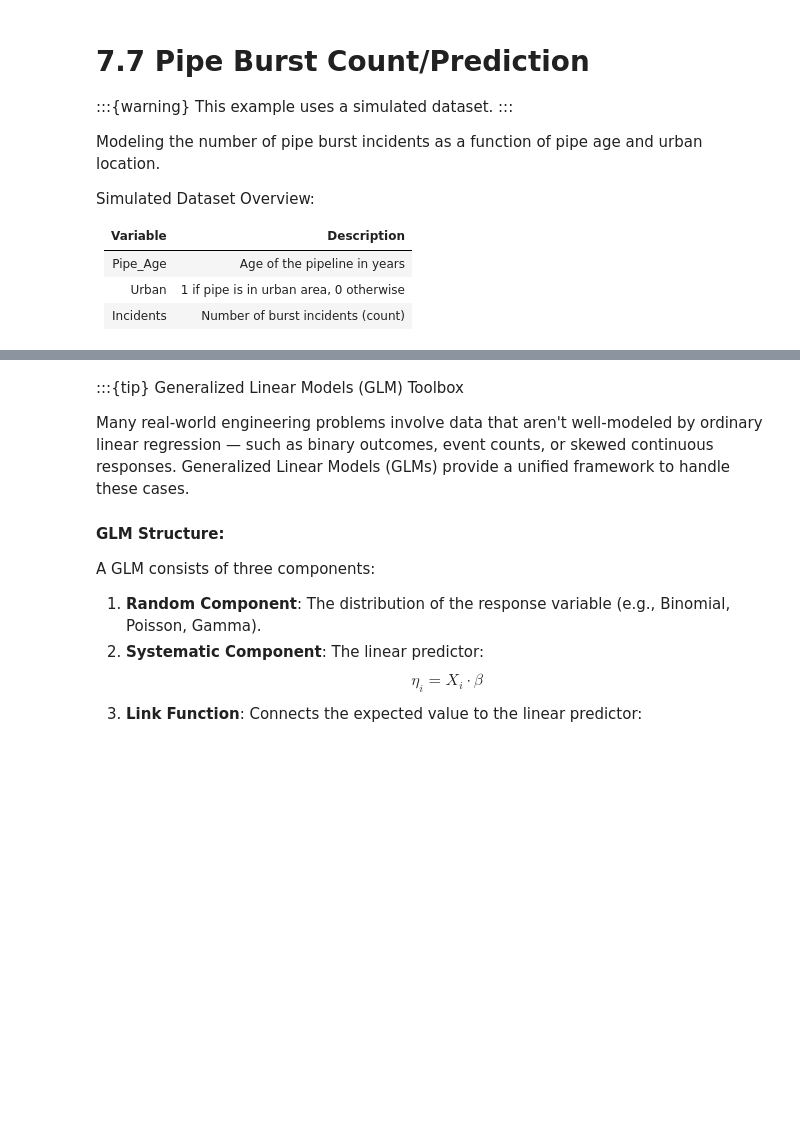
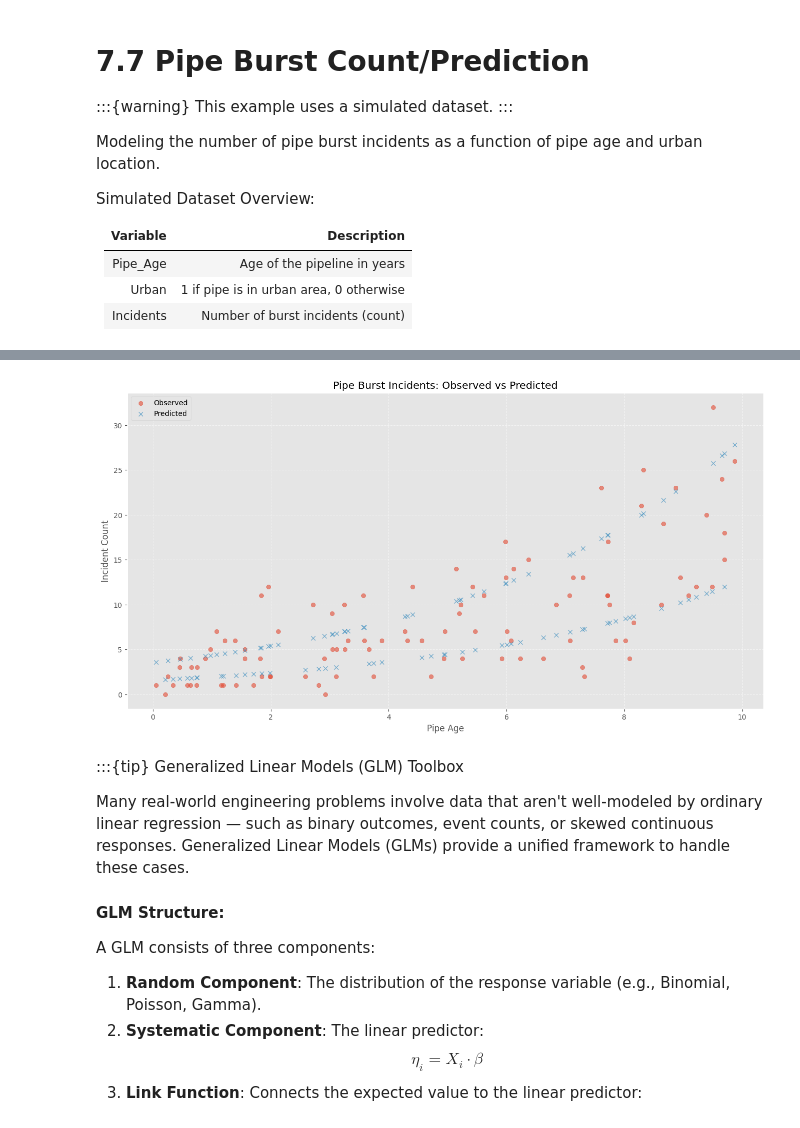
Before and after one commit to dustykat/ce-5319-webroot, a Jupyter notebook: MLBE4CE/_build/html/_sources/chapters/06-logisticregression/logisticregression.ipynb, the cells around one changed output, grey strips where cells are left out. Cells and saved outputs as stored; diff of their text form; code cells hidden in the pictures; blank space fills up the shorter version.

```diff
--- a/MLBE4CE/_build/html/_sources/chapters/06-logisticregression/logisticregression.ipynb
+++ b/MLBE4CE/_build/html/_sources/chapters/06-logisticregression/logisticregression.ipynb
@@ -2039,3 +2077,16 @@ Urban          0.8070      0.075     10.726      0.000       0.660       0.954
+# %%
+# Plot observed vs predicted
+df_sim['Predicted'] = poisson_model.predict(X)
+plt.scatter(df_sim.Pipe_Age, df_sim.Incidents, label='Observed', alpha=0.6)
+plt.scatter(df_sim.Pipe_Age, df_sim.Predicted, marker='x', label='Predicted', linewidth=1, alpha=0.6)
+plt.xlabel('Pipe Age')
+plt.ylabel('Incident Count')
+plt.legend()
+plt.title('Pipe Burst Incidents: Observed vs Predicted')
+plt.grid(True, linestyle='--', alpha=0.5)
+plt.show()
+# %% [output]
+[figure, added]
 # %% [markdown]
 :::{tip} Generalized Linear Models (GLM) Toolbox
 
```
Also changed, not shown: parts of 38 cells of this notebook, 17 other files.
